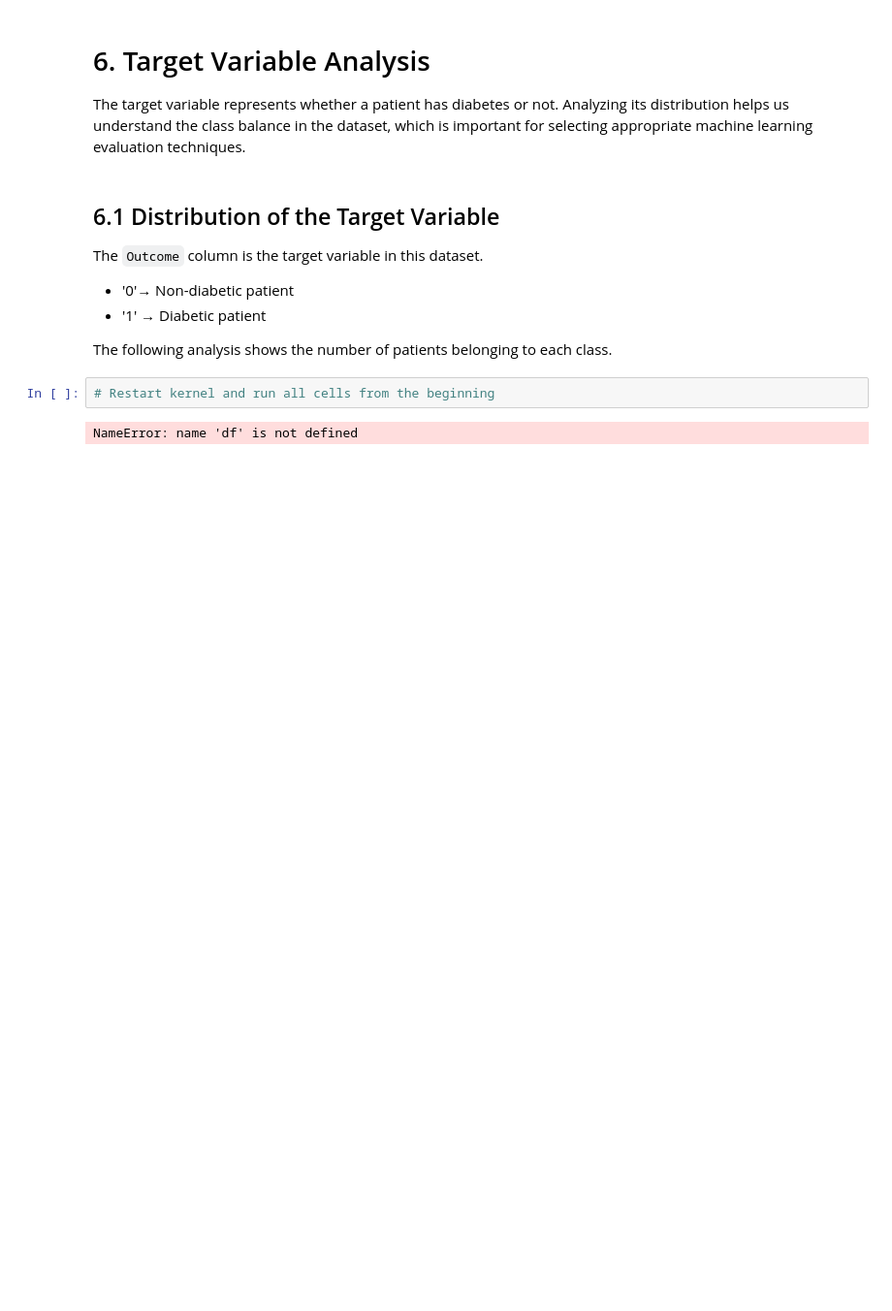
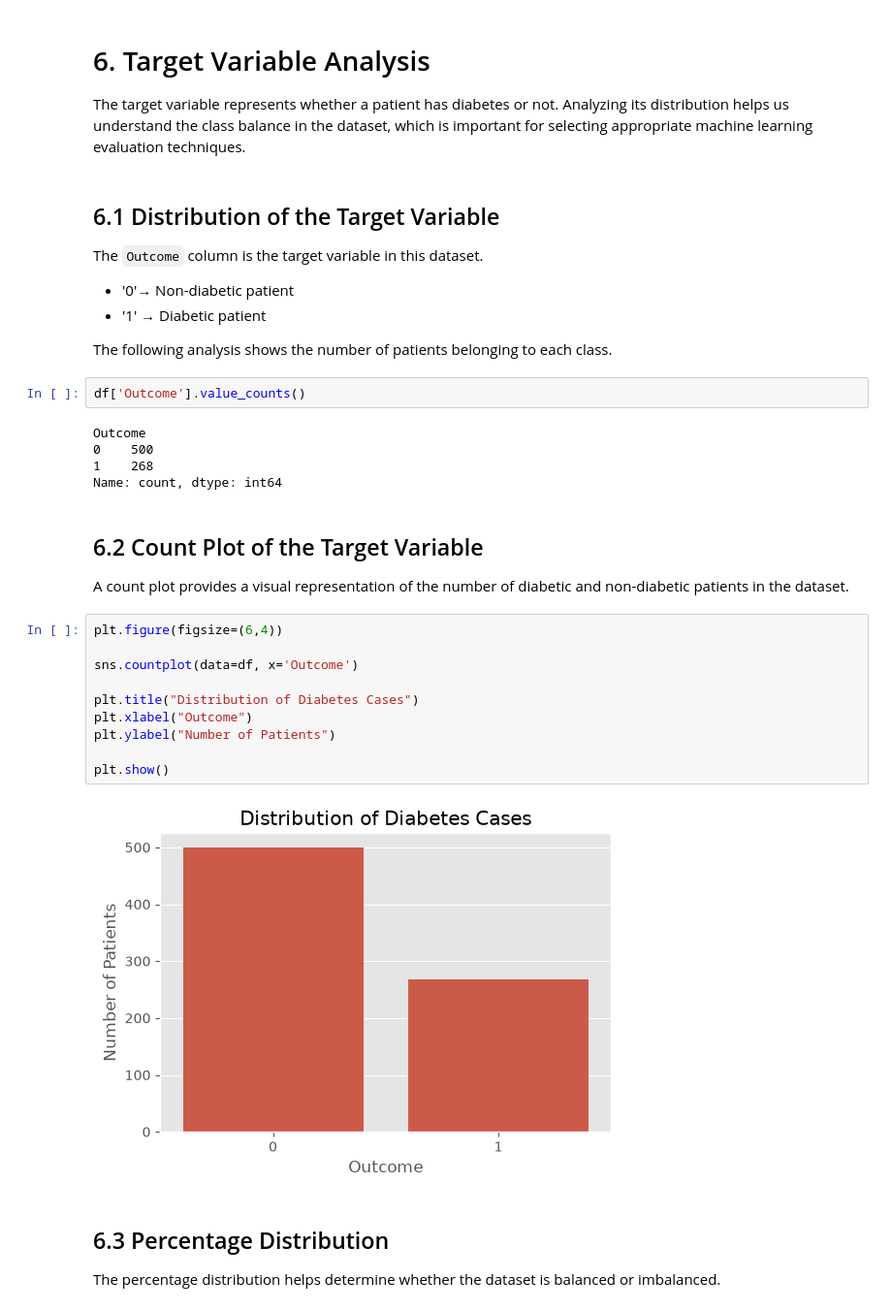
Before and after one commit to Bhoomikapatle412/Diabetes-Prediction-App, a Jupyter notebook: notebooks/diabetes_eda.ipynb, the cells around one changed output. Shown at 97% size. Drawn from its saved outputs; the diff is of its cells as text; blank space fills up the shorter version.

```diff
--- a/notebooks/diabetes_eda.ipynb
+++ b/notebooks/diabetes_eda.ipynb
@@ -180,6 +180,29 @@ The `Outcome` column is the target variable in this dataset.
 
 The following analysis shows the number of patients belonging to each class.
 # %%
-# Restart kernel and run all cells from the beginning
+df['Outcome'].value_counts()
 # %% [output]
-NameError: name 'df' is not defined
+Outcome
+0    500
+1    268
+Name: count, dtype: int64
+# %% [markdown]
+## 6.2 Count Plot of the Target Variable
+
+A count plot provides a visual representation of the number of diabetic and non-diabetic patients in the dataset.
+# %%
+plt.figure(figsize=(6,4))
+
+sns.countplot(data=df, x='Outcome')
+
+plt.title("Distribution of Diabetes Cases")
+plt.xlabel("Outcome")
+plt.ylabel("Number of Patients")
+
+plt.show()
+# %% [output]
+[figure, added]
+# %% [markdown]
+## 6.3 Percentage Distribution
+
+The percentage distribution helps determine whether the dataset is balanced or imbalanced.
```
Also changed, not shown: parts of 39 cells of this notebook, 1 other file.
